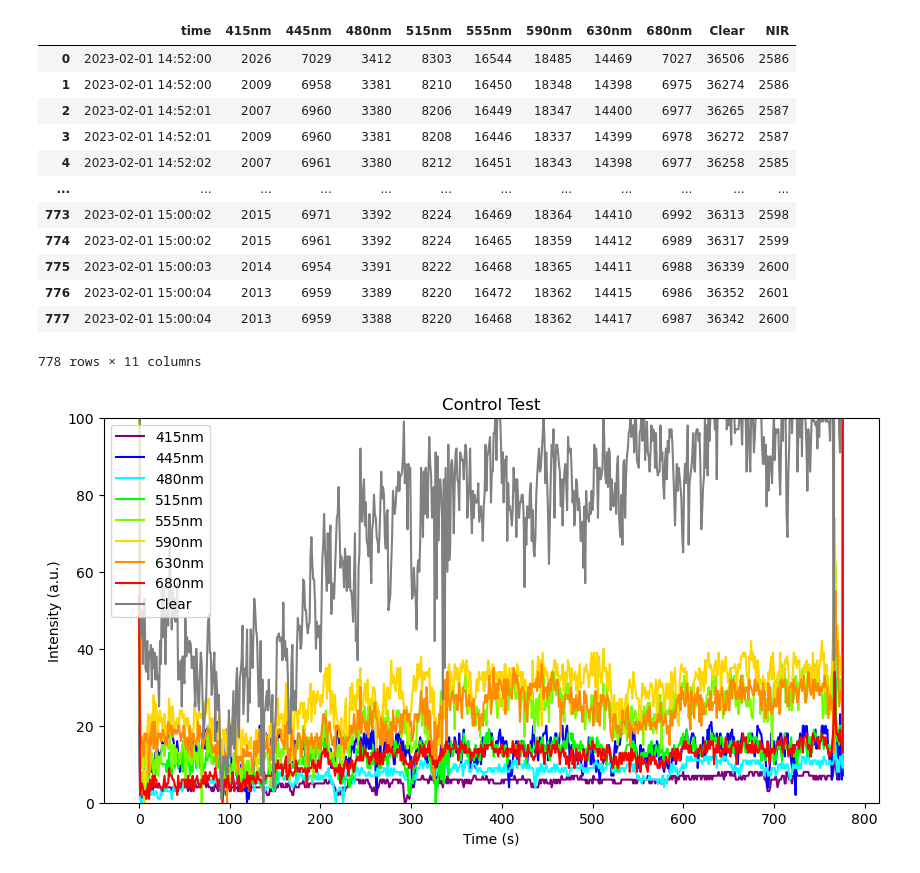
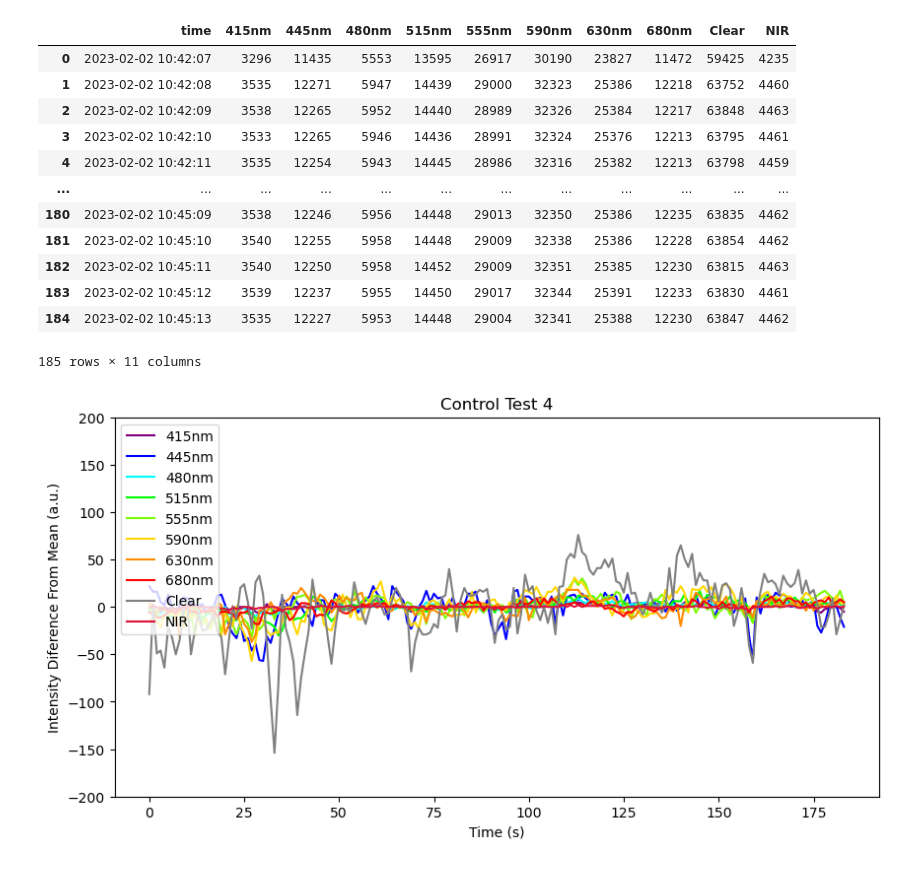
Before and after one commit to aitkenbug/spectrometer-mwl, a Jupyter notebook: ploting/control-test.ipynb, the cells around one changed output. Saved outputs shown, nothing was run; the diff lists cells and outputs as text; code cells hidden in the pictures.

Commit message:
new graphics

```diff
--- a/ploting/control-test.ipynb
+++ b/ploting/control-test.ipynb
@@ -3,46 +3,45 @@ import matplotlib.pyplot as plt
 import numpy as np
 import pandas as pd
 # %%
-data = pd.read_csv('/home/labmwl/bug/Github/spectrometer-mwl/dev/specter/Spectrogram Data/alone-control-test.csv', sep=',',header=0)
+data = pd.read_csv('/home/labmwl/bug/Github/spectrometer-mwl/dev/specter/Spectrogram Data/control-4-final-2023-02-02.csv', sep=',',header=0)
 data
 # %% [output]
 |  | time | 415nm | 445nm | 480nm | 515nm | 555nm | 590nm | 630nm | 680nm | Clear | NIR |
-| 0 | 2023-02-01 14:52:00 | 2026 | 7029 | 3412 | 8303 | 16544 | 18485 | 14469 | 7027 | 36506 | 2586 |
-| 1 | 2023-02-01 14:52:00 | 2009 | 6958 | 3381 | 8210 | 16450 | 18348 | 14398 | 6975 | 36274 | 2586 |
-| 2 | 2023-02-01 14:52:01 | 2007 | 6960 | 3380 | 8206 | 16449 | 18347 | 14400 | 6977 | 36265 | 2587 |
-| 3 | 2023-02-01 14:52:01 | 2009 | 6960 | 3381 | 8208 | 16446 | 18337 | 14399 | 6978 | 36272 | 2587 |
-| 4 | 2023-02-01 14:52:02 | 2007 | 6961 | 3380 | 8212 | 16451 | 18343 | 14398 | 6977 | 36258 | 2585 |
+| 0 | 2023-02-02 10:42:07 | 3296 | 11435 | 5553 | 13595 | 26917 | 30190 | 23827 | 11472 | 59425 | 4235 |
+| 1 | 2023-02-02 10:42:08 | 3535 | 12271 | 5947 | 14439 | 29000 | 32323 | 25386 | 12218 | 63752 | 4460 |
+| 2 | 2023-02-02 10:42:09 | 3538 | 12265 | 5952 | 14440 | 28989 | 32326 | 25384 | 12217 | 63848 | 4463 |
+| 3 | 2023-02-02 10:42:10 | 3533 | 12265 | 5946 | 14436 | 28991 | 32324 | 25376 | 12213 | 63795 | 4461 |
+| 4 | 2023-02-02 10:42:11 | 3535 | 12254 | 5943 | 14445 | 28986 | 32316 | 25382 | 12213 | 63798 | 4459 |
 | ... | ... | ... | ... | ... | ... | ... | ... | ... | ... | ... | ... |
-| 773 | 2023-02-01 15:00:02 | 2015 | 6971 | 3392 | 8224 | 16469 | 18364 | 14410 | 6992 | 36313 | 2598 |
-| 774 | 2023-02-01 15:00:02 | 2015 | 6961 | 3392 | 8224 | 16465 | 18359 | 14412 | 6989 | 36317 | 2599 |
-| 775 | 2023-02-01 15:00:03 | 2014 | 6954 | 3391 | 8222 | 16468 | 18365 | 14411 | 6988 | 36339 | 2600 |
-| 776 | 2023-02-01 15:00:04 | 2013 | 6959 | 3389 | 8220 | 16472 | 18362 | 14415 | 6986 | 36352 | 2601 |
-| 777 | 2023-02-01 15:00:04 | 2013 | 6959 | 3388 | 8220 | 16468 | 18362 | 14417 | 6987 | 36342 | 2600 |
+| 180 | 2023-02-02 10:45:09 | 3538 | 12246 | 5956 | 14448 | 29013 | 32350 | 25386 | 12235 | 63835 | 4462 |
+| 181 | 2023-02-02 10:45:10 | 3540 | 12255 | 5958 | 14448 | 29009 | 32338 | 25386 | 12228 | 63854 | 4462 |
+| 182 | 2023-02-02 10:45:11 | 3540 | 12250 | 5958 | 14452 | 29009 | 32351 | 25385 | 12230 | 63815 | 4463 |
+| 183 | 2023-02-02 10:45:12 | 3539 | 12237 | 5955 | 14450 | 29017 | 32344 | 25391 | 12233 | 63830 | 4461 |
+| 184 | 2023-02-02 10:45:13 | 3535 | 12227 | 5953 | 14448 | 29004 | 32341 | 25388 | 12230 | 63847 | 4462 |
-778 rows × 11 columns
+185 rows × 11 columns
 # %%
 time = data['time'].to_list()
 labels = data.columns.to_list()
-jdat = data.drop(columns='time').to_numpy().T
+jdat = data[1:].drop(columns='time').to_numpy().T
 col = ['purple','blue','cyan','lime','lawngreen','gold','darkorange','red','gray','crimson']
 
-for i in range(len(jdat)-1):
-    mi = min(jdat[i])
-    for j in range(len(jdat[0])-1):
+for i in range(len(jdat)):
+    mi = np.mean(jdat[i])
+    for j in range(len(jdat[0])):
         jdat[i][j] = jdat[i][j] - mi
 
-
 fig, ax = plt.subplots(figsize=(10, 5))
-for i in range(len(jdat)-1):
+for i in range(len(jdat)):
     ax.plot(np.arange(len(jdat[0])), jdat[i], color=col[i], label=labels[i+1])
 ax.legend()
 plt.xlabel('Time (s)')
-plt.ylabel('Intensity (a.u.)')
-plt.title('Control Test')
-plt.ylim(0,100)
+plt.ylabel('Intensity Diference From Mean (a.u.)')
+plt.title('Control Test 4')
+plt.ylim(-200,200)
 plt.show()
-fig.savefig('control-test.png', facecolor=fig.get_facecolor(), edgecolor='none')
+fig.savefig('control-test-mean-4.png', facecolor=fig.get_facecolor(), edgecolor='none')
 # %% [output]
-[figure, old version]
+[figure, new version]
 # %%
 fig, ax = plt.subplots(figsize=(10, 5))
 ax.plot(np.arange(len(jdat[0])), jdat[1], label='Blue Channel', color='blue')
```
Also changed, not shown: parts of 6 cells of this notebook, 1 other file.
